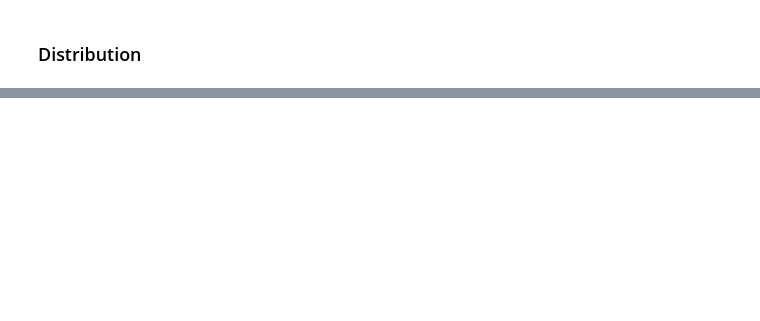
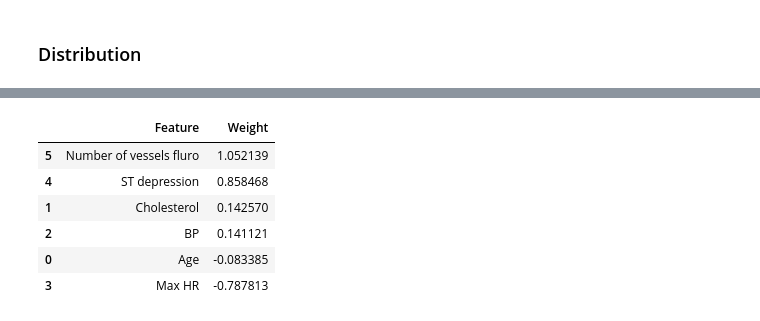
Before and after one commit to Karol2905/Lab2-TDSE, a Jupyter notebook: HeartDiseaseRiskPrediction.ipynb, the cells around one changed output, grey strips where cells are left out. Drawn from its saved outputs; the diff is of its cells as text; code cells hidden in the pictures; blank space fills up the shorter version.

```diff
--- a/HeartDiseaseRiskPrediction.ipynb
+++ b/HeartDiseaseRiskPrediction.ipynb
@@ -122,0 +184,3 @@ plt.show()
+# %%
+def sigmoid(z):
+    return 1 / (1 + np.exp(-z))
@@ -122,0 +189,10 @@ plt.show()
+# %%
+def compute_cost(X, y, w, b):
+    m = X.shape[0]
+    z = X @ w + b
+    y_hat = sigmoid(z)
+    cost = -(1/m) * np.sum(
+        y * np.log(y_hat + 1e-8) +
+        (1 - y) * np.log(1 - y_hat + 1e-8)
+    )
+    return cost
@@ -122,0 +201,20 @@ plt.show()
+# %%
+def gradient_descent(X, y, lr=0.01, iterations=2000):
+    m, n = X.shape
+    w = np.zeros((n, 1))
+    b = 0
+    costs = []
+
+    for i in range(iterations):
+        z = X @ w + b
+        y_hat = sigmoid(z)
+
+        dw = (1/m) * (X.T @ (y_hat - y))
+        db = (1/m) * np.sum(y_hat - y)
+
+        w -= lr * dw
+        b -= lr * db
+
+        costs.append(compute_cost(X, y, w, b))
+
+    return w, b, costs
@@ -122,0 +223,2 @@ plt.show()
+# %%
+w, b, costs = gradient_descent(X_train, y_train)
@@ -122,0 +302,15 @@ plt.show()
+# %%
+weights_df = pd.DataFrame({
+    "Feature": features,
+    "Weight": w.flatten()
+}).sort_values(by="Weight", ascending=False)
+
+weights_df
+# %% [output]
+|  | Feature | Weight |
+| 5 | Number of vessels fluro | 1.052139 |
+| 4 | ST depression | 0.858468 |
+| 1 | Cholesterol | 0.142570 |
+| 2 | BP | 0.141121 |
+| 0 | Age | -0.083385 |
+| 3 | Max HR | -0.787813 |
```
Also changed, not shown: parts of 24 cells of this notebook.
